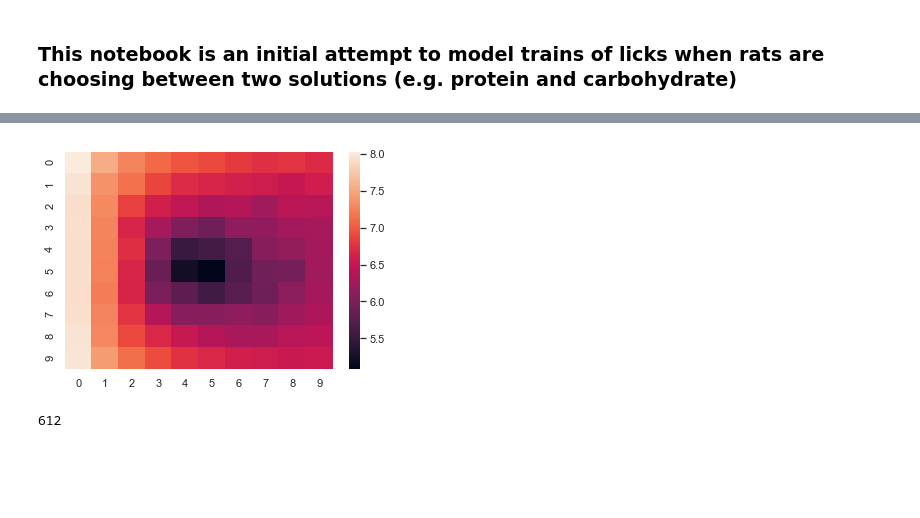
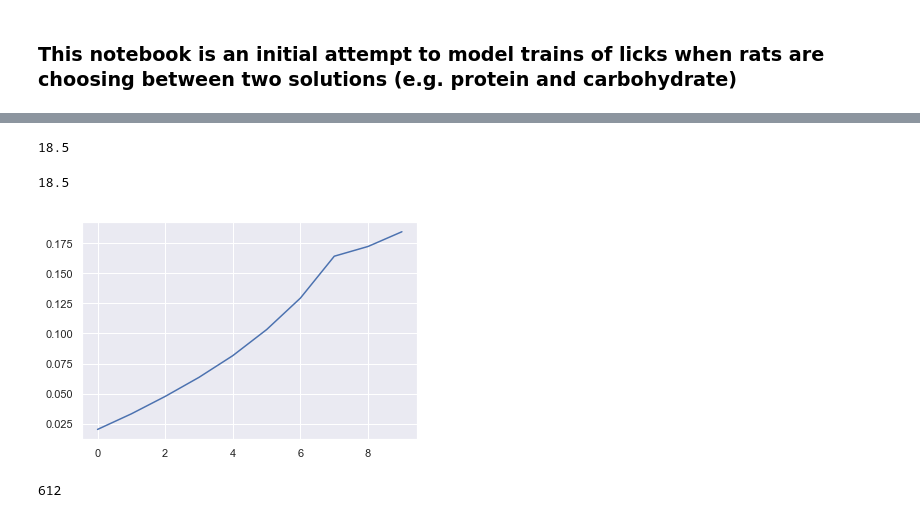
Before and after one commit to mccutcheonlab/lickmodel, a Jupyter notebook: notebooks/lickmodel.ipynb, the cells around one changed output, grey strips where cells are left out. Saved outputs shown, nothing was run; the diff lists cells and outputs as text; code cells hidden in the pictures; blank space fills up the shorter version.

```diff
--- a/notebooks/lickmodel.ipynb
+++ b/notebooks/lickmodel.ipynb
@@ -185,7 +183,15 @@ flights
-# %%
-ax = sns.heatmap(np.log(gridscores))
-# %% [output]
-[figure, removed]
+# %%
+fitted['tau_ML']
+# %% [output]
+18.5
+# %%
+ppml = fitted['pp_marglik']
+
+plt.plot(fitted['tau_marglik'])
+fitted['tau_ML']
+# %% [output]
+18.5
+[figure, added]
 # %%
 f, ax = plt.subplots(figsize=(15,5), ncols=2)
 
```
Also changed, not shown: parts of 7 cells of this notebook.
